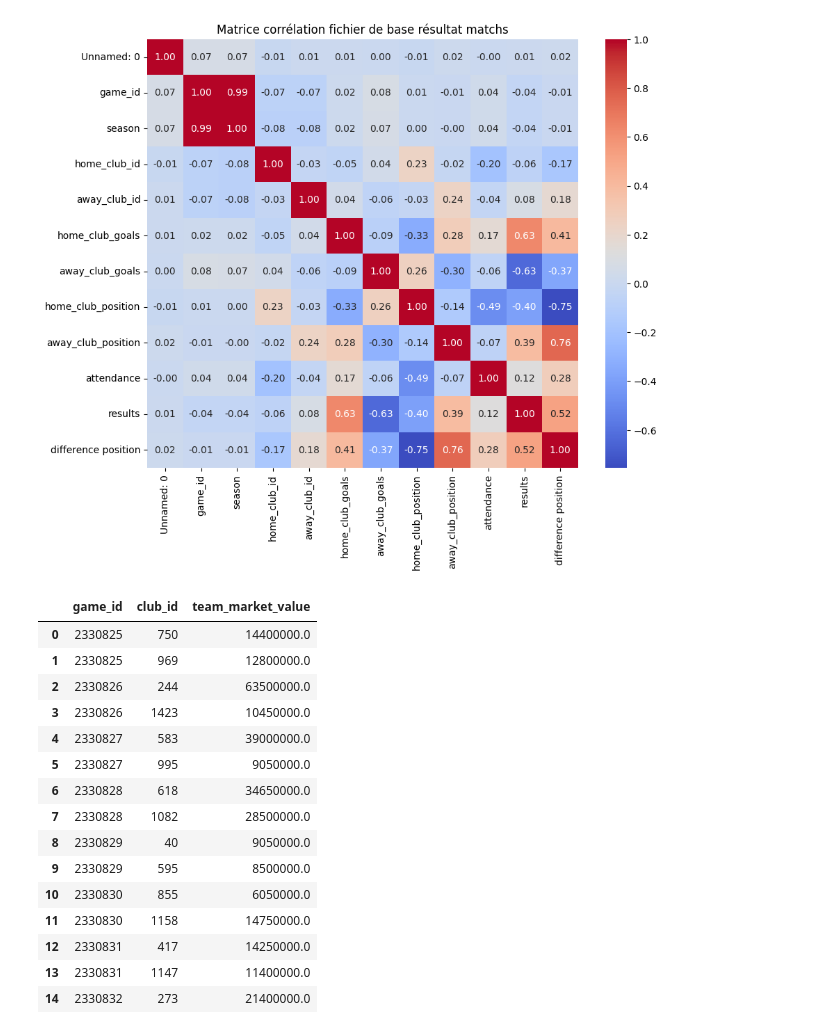
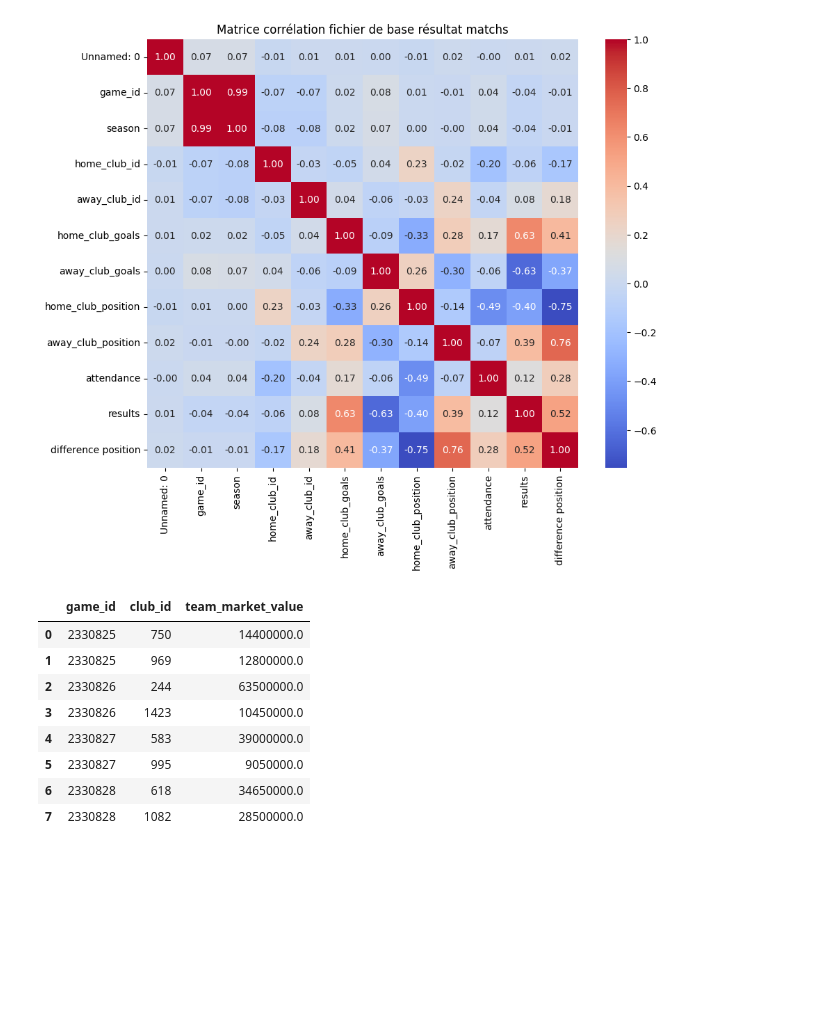
Before and after one commit to AntoninChevalier/Winunmax, a Jupyter notebook: notebooks/exploration.ipynb, the cells around one changed output. Cells and saved outputs as stored; diff of their text form; code cells hidden in the pictures; blank space fills up the shorter version.

```diff
--- a/notebooks/exploration.ipynb
+++ b/notebooks/exploration.ipynb
@@ -185,35 +210,25 @@ df_resultat_matchs_centralise = df_resultat_matchs.copy()
 # %%
 
 #Calcul de la valorisation par équipe, ici seulement les 11 de départs
 
-#On remarque grâce aux .info() ci-dessus que les dates ne sont pas de type datetime
-df_valeur_joueurs["date"] = pd.to_datetime(df_valeur_joueurs["date"])
-df_composition_equipes["date"] = pd.to_datetime(df_composition_equipes["date"])
 #On va trier d’abord par player_id puis par date, mais également enlever les remplaçants du calcul de coût
 df_compo_triee = df_composition_equipes.sort_values(by=['player_id']).sort_values(by=["date"])
 df_compo_triee = df_compo_triee[df_compo_triee["type"] == "starting_lineup"]
 df_valeurs_triee = df_valeur_joueurs.sort_values(by=['player_id']).sort_values(by=["date"])
 
 df_compo_valeur = pd.merge_asof(df_compo_triee,df_valeurs_triee,on='date',by='player_id',direction='backward')
 df_valeur_equipes = df_compo_valeur.groupby(['game_id', 'club_id'])['market_value_in_eur'].sum().reset_index()
 df_valeur_equipes.rename(columns={'market_value_in_eur': 'team_market_value'}, inplace=True)
 
-df_valeur_equipes.head(15)
+df_valeur_equipes.head(8)
 # %% [output]
 |  | game_id | club_id | team_market_value |
 | 0 | 2330825 | 750 | 14400000.0 |
 | 1 | 2330825 | 969 | 12800000.0 |
 | 2 | 2330826 | 244 | 63500000.0 |
 | 3 | 2330826 | 1423 | 10450000.0 |
 | 4 | 2330827 | 583 | 39000000.0 |
 | 5 | 2330827 | 995 | 9050000.0 |
 | 6 | 2330828 | 618 | 34650000.0 |
 | 7 | 2330828 | 1082 | 28500000.0 |
-| 8 | 2330829 | 40 | 9050000.0 |
-| 9 | 2330829 | 595 | 8500000.0 |
-| 10 | 2330830 | 855 | 6050000.0 |
-| 11 | 2330830 | 1158 | 14750000.0 |
-| 12 | 2330831 | 417 | 14250000.0 |
-| 13 | 2330831 | 1147 | 11400000.0 |
-| 14 | 2330832 | 273 | 21400000.0 |
 # %%
```
Also changed, not shown: parts of 10 cells of this notebook, 1 other file.
